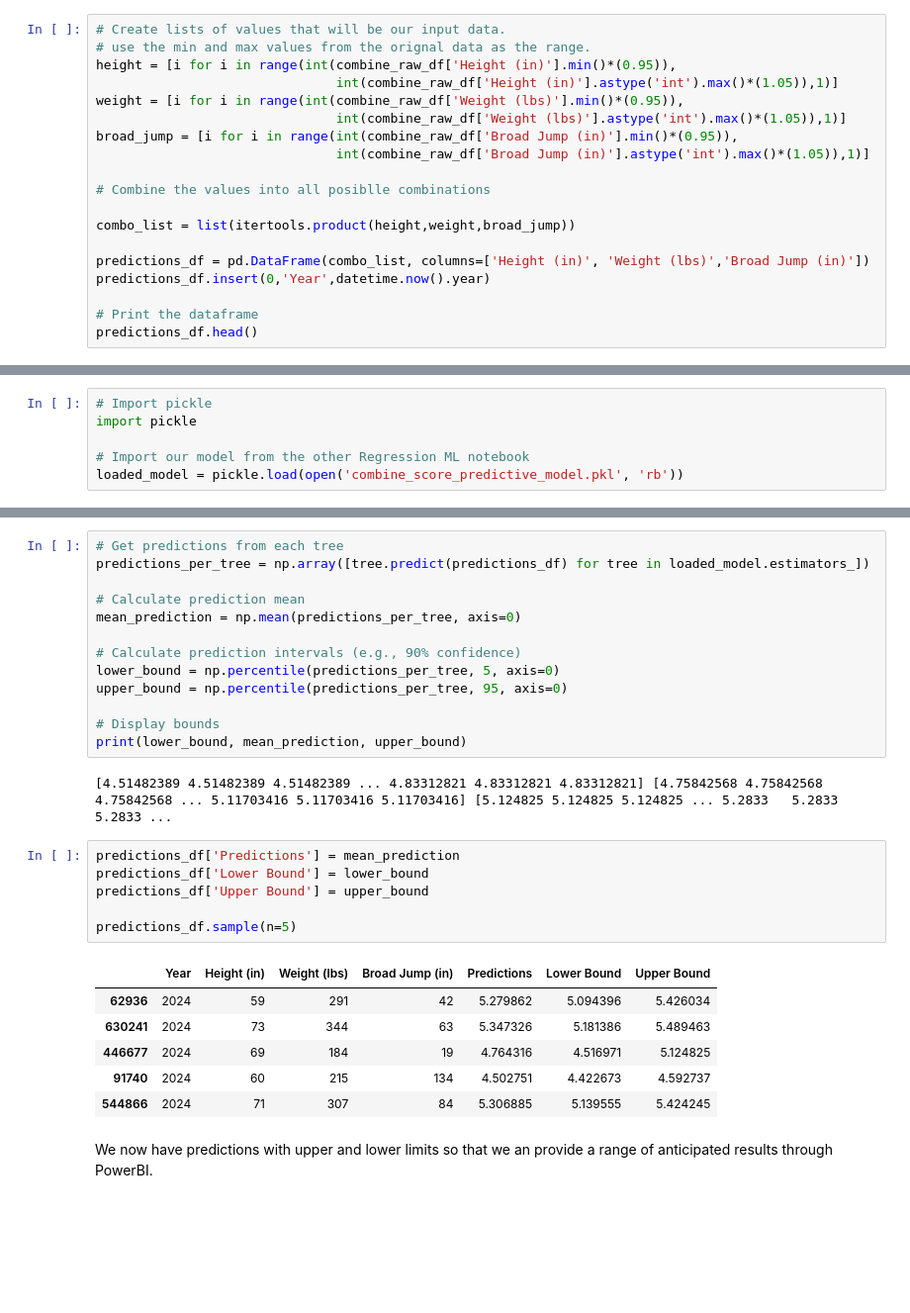
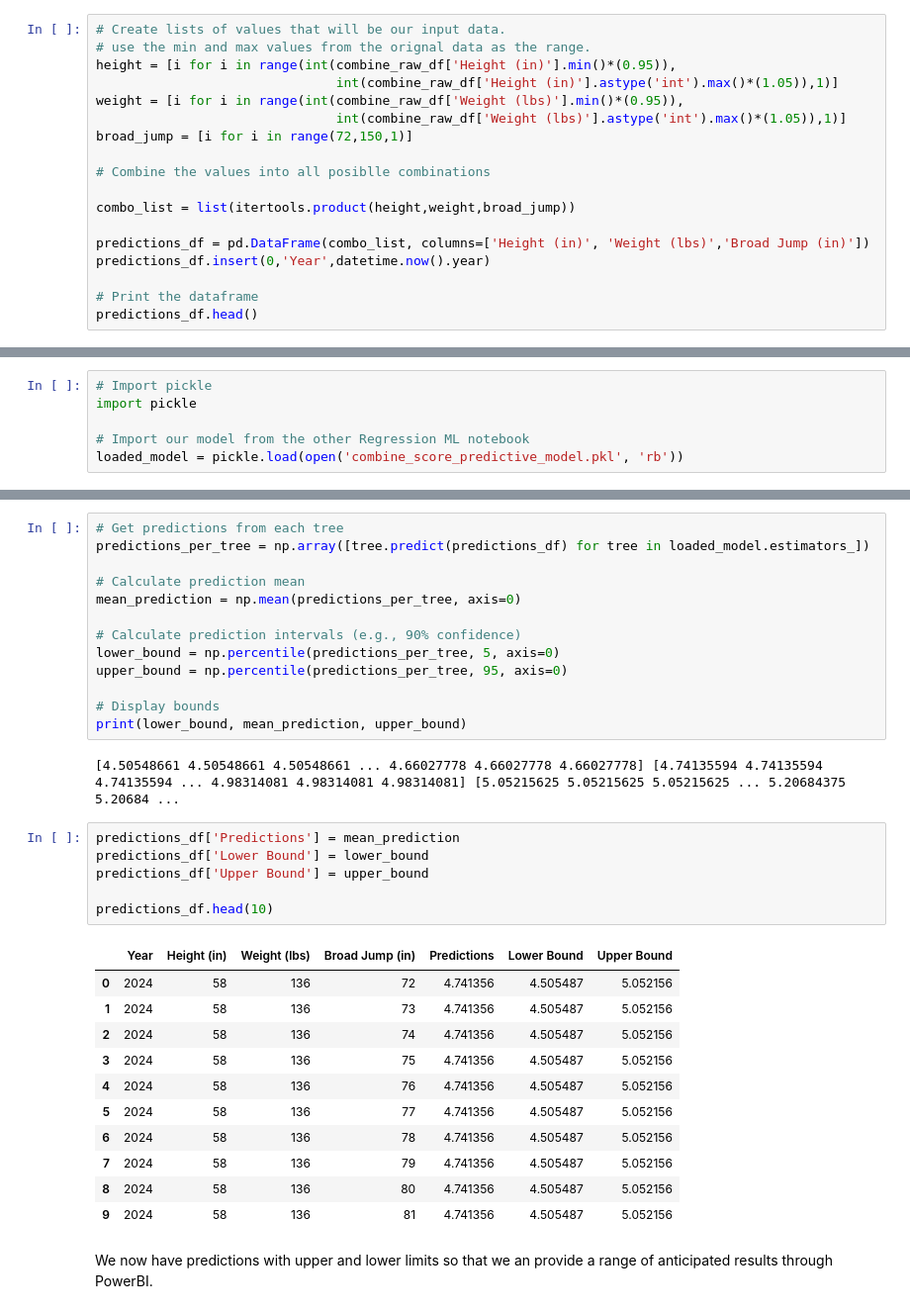
Before and after one commit to seancary62/NFL_Combine, a Jupyter notebook: NFL_Combine_Predict_40_Times.ipynb, the cells around one changed output, grey strips where cells are left out. Shown: that part at 99% size. Saved outputs shown, nothing was run; the diff lists cells and outputs as text; blank space fills up the shorter version.

```diff
--- a/NFL_Combine_Predict_40_Times.ipynb
+++ b/NFL_Combine_Predict_40_Times.ipynb
@@ -27,8 +27,7 @@ height = [i for i in range(int(combine_raw_df['Height (in)'].min()*(0.95)),
                                int(combine_raw_df['Height (in)'].astype('int').max()*(1.05)),1)]
 weight = [i for i in range(int(combine_raw_df['Weight (lbs)'].min()*(0.95)),
                                int(combine_raw_df['Weight (lbs)'].astype('int').max()*(1.05)),1)]
-broad_jump = [i for i in range(int(combine_raw_df['Broad Jump (in)'].min()*(0.95)),
-                               int(combine_raw_df['Broad Jump (in)'].astype('int').max()*(1.05)),1)]
+broad_jump = [i for i in range(72,150,1)]
 
 # Combine the values into all posiblle combinations
 
@@ -77,20 +76,25 @@ upper_bound = np.percentile(predictions_per_tree, 95, axis=0)
 # Display bounds
 print(lower_bound, mean_prediction, upper_bound)
 # %% [output]
-[4.51482389 4.51482389 4.51482389 ... 4.83312821 4.83312821 4.83312821] [4.75842568 4.75842568 4.75842568 ... 5.11703416 5.11703416 5.11703416] [5.124825 5.124825 5.124825 ... 5.2833   5.2833   5.2833 ...
+[4.50548661 4.50548661 4.50548661 ... 4.66027778 4.66027778 4.66027778] [4.74135594 4.74135594 4.74135594 ... 4.98314081 4.98314081 4.98314081] [5.05215625 5.05215625 5.05215625 ... 5.20684375 5.20684 ...
 # %%
 predictions_df['Predictions'] = mean_prediction
 predictions_df['Lower Bound'] = lower_bound
 predictions_df['Upper Bound'] = upper_bound
 
-predictions_df.sample(n=5)
+predictions_df.head(10)
 # %% [output]
 |  | Year | Height (in) | Weight (lbs) | Broad Jump (in) | Predictions | Lower Bound | Upper Bound |
-| 62936 | 2024 | 59 | 291 | 42 | 5.279862 | 5.094396 | 5.426034 |
-| 630241 | 2024 | 73 | 344 | 63 | 5.347326 | 5.181386 | 5.489463 |
-| 446677 | 2024 | 69 | 184 | 19 | 4.764316 | 4.516971 | 5.124825 |
-| 91740 | 2024 | 60 | 215 | 134 | 4.502751 | 4.422673 | 4.592737 |
-| 544866 | 2024 | 71 | 307 | 84 | 5.306885 | 5.139555 | 5.424245 |
+| 0 | 2024 | 58 | 136 | 72 | 4.741356 | 4.505487 | 5.052156 |
+| 1 | 2024 | 58 | 136 | 73 | 4.741356 | 4.505487 | 5.052156 |
+| 2 | 2024 | 58 | 136 | 74 | 4.741356 | 4.505487 | 5.052156 |
+| 3 | 2024 | 58 | 136 | 75 | 4.741356 | 4.505487 | 5.052156 |
+| 4 | 2024 | 58 | 136 | 76 | 4.741356 | 4.505487 | 5.052156 |
+| 5 | 2024 | 58 | 136 | 77 | 4.741356 | 4.505487 | 5.052156 |
+| 6 | 2024 | 58 | 136 | 78 | 4.741356 | 4.505487 | 5.052156 |
+| 7 | 2024 | 58 | 136 | 79 | 4.741356 | 4.505487 | 5.052156 |
+| 8 | 2024 | 58 | 136 | 80 | 4.741356 | 4.505487 | 5.052156 |
+| 9 | 2024 | 58 | 136 | 81 | 4.741356 | 4.505487 | 5.052156 |
 # %% [markdown]
 We now have predictions with upper and lower limits so that we an provide a range of anticipated results through PowerBI.
 # %%
```
Also changed, not shown: parts of 3 cells of this notebook, 5 other files.
